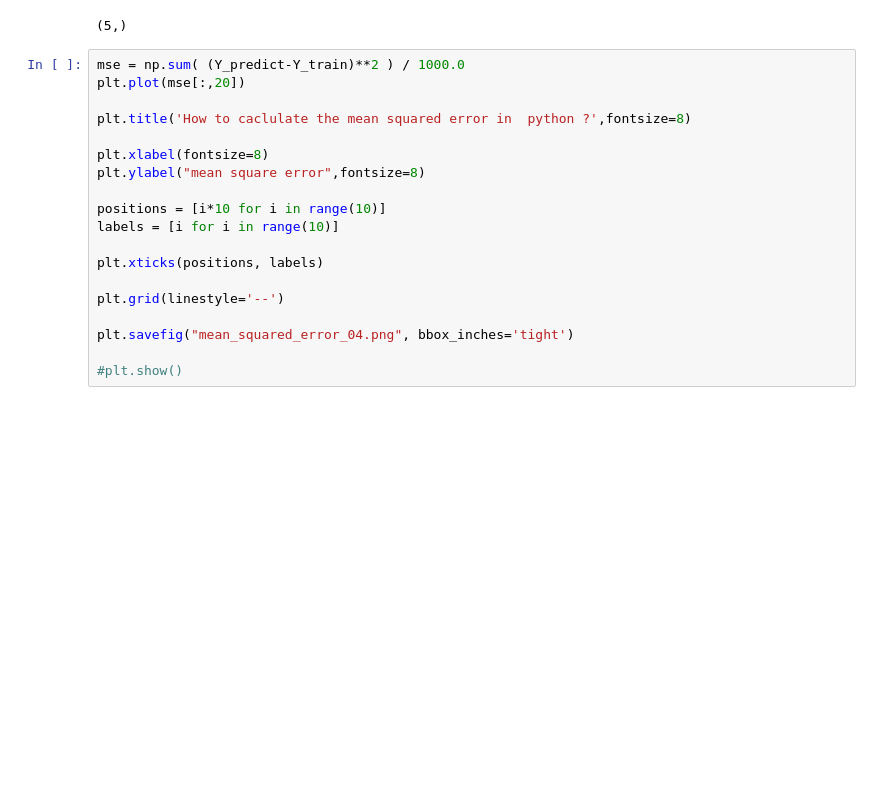
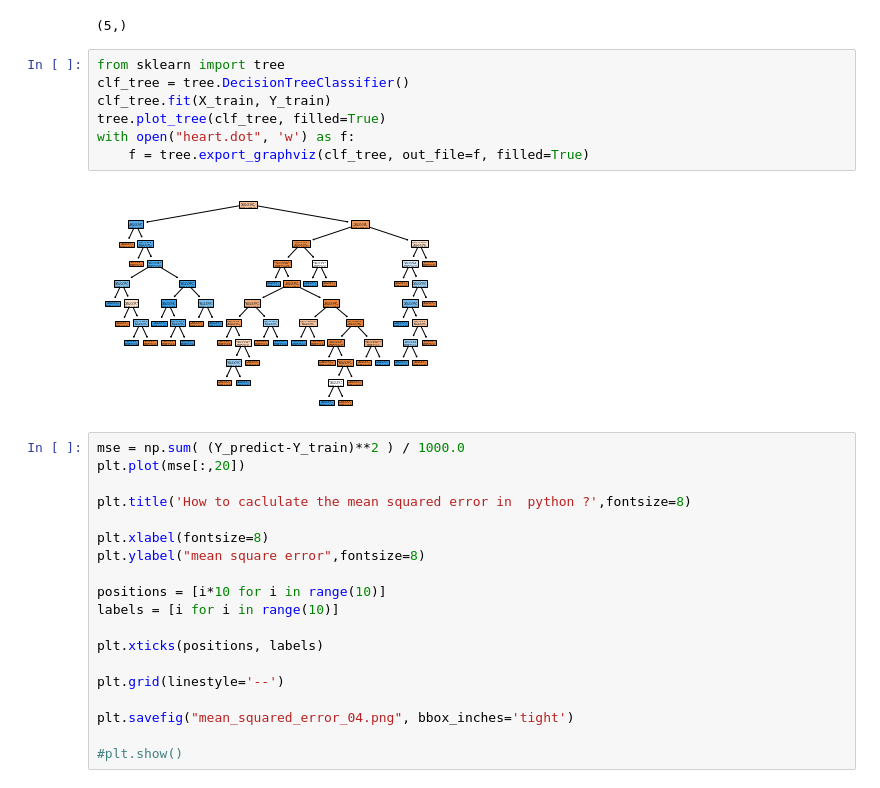
Before and after one commit to FarahTed/ProjetIA, a Jupyter notebook: Test machine learning.ipynb, the cells around one changed output. Drawn from its saved outputs; the diff is of its cells as text; blank space fills up the shorter version.

```diff
--- a/Test machine learning.ipynb
+++ b/Test machine learning.ipynb
@@ -88,6 +91,15 @@ plt.show()
 scores.shape
 # %% [output]
 (5,)
+# %%
+from sklearn import tree
+clf_tree = tree.DecisionTreeClassifier()
+clf_tree.fit(X_train, Y_train)
+tree.plot_tree(clf_tree, filled=True)
+with open("heart.dot", 'w') as f:
+    f = tree.export_graphviz(clf_tree, out_file=f, filled=True)
+# %% [output]
+[figure, added]
 # %%
 mse = np.sum( (Y_predict-Y_train)**2 ) / 1000.0
 plt.plot(mse[:,20])
```
Also changed, not shown: parts of 17 cells of this notebook, 1 other file.
